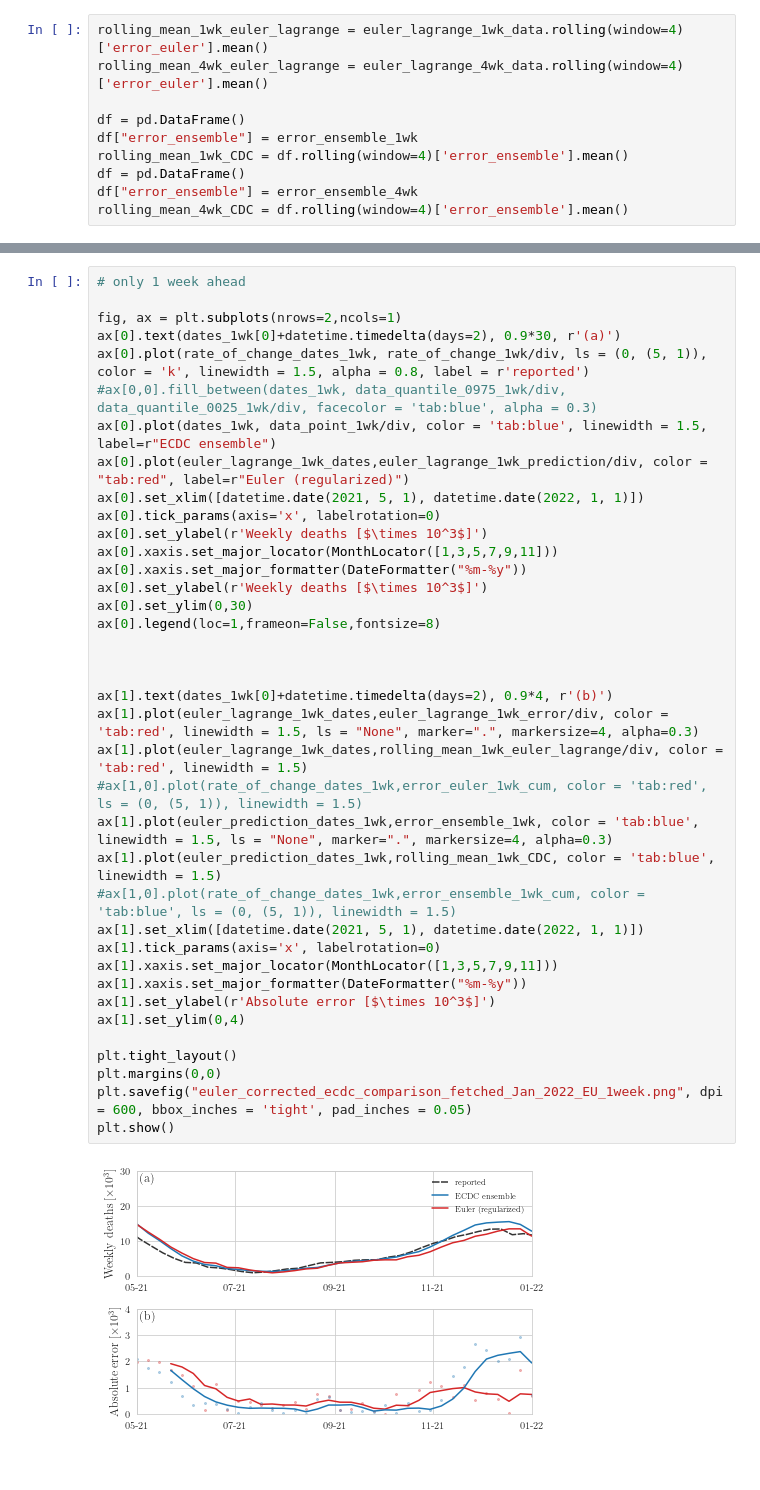
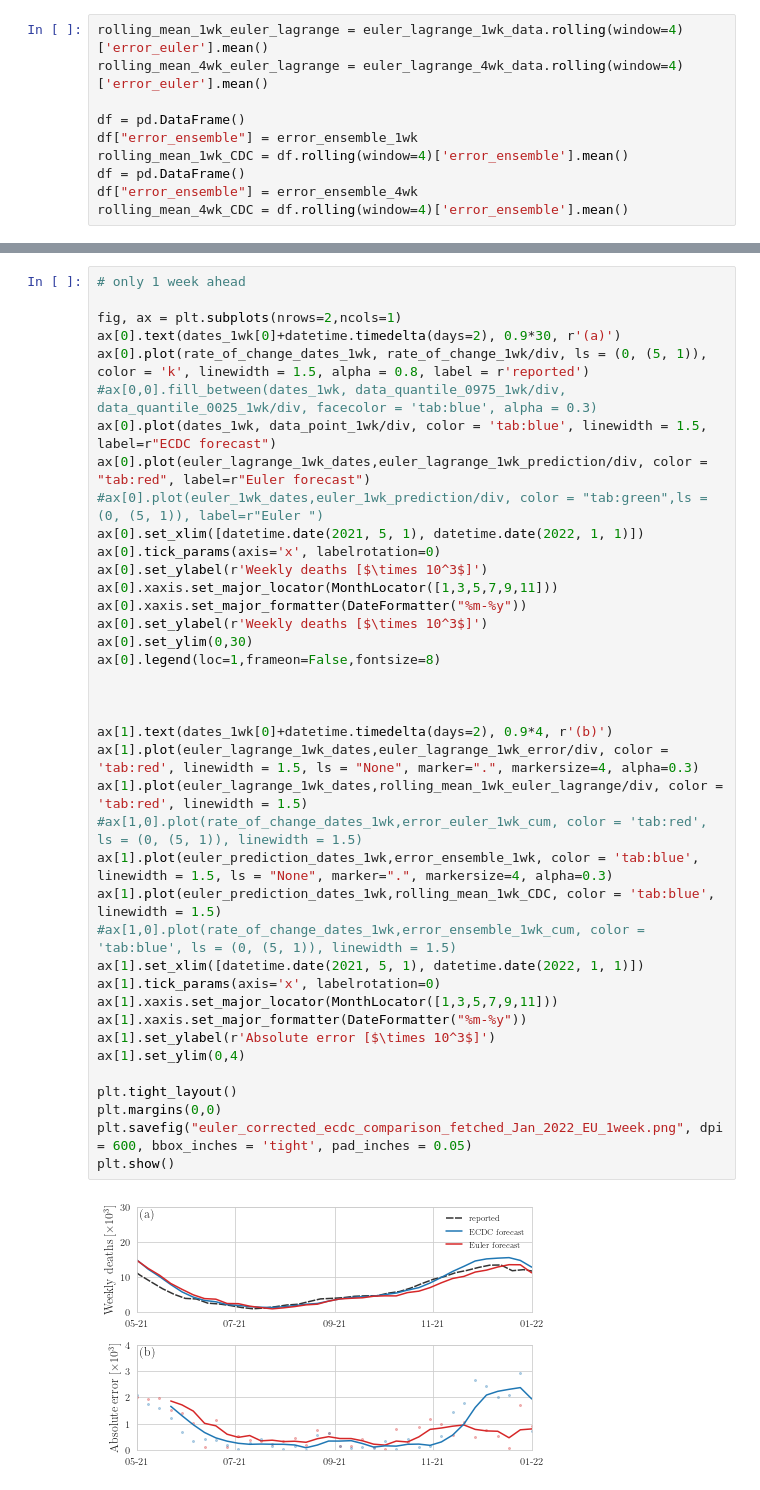
Before and after one commit to ninoaf/epidemic_cdc_forecasts, a Jupyter notebook: code/notebooks/EU_plot.ipynb, the cells around one changed output, grey strips where cells are left out. Cells and saved outputs as stored; diff of their text form.

```diff
--- a/code/notebooks/EU_plot.ipynb
+++ b/code/notebooks/EU_plot.ipynb
@@ -614,36 +619,37 @@ fig, ax = plt.subplots(nrows=2,ncols=1)
 ax[0].text(dates_1wk[0]+datetime.timedelta(days=2), 0.9*30, r'(a)')
 ax[0].plot(rate_of_change_dates_1wk, rate_of_change_1wk/div, ls = (0, (5, 1)), color = 'k', linewidth = 1.5, alpha = 0.8, label = r'reported')
 #ax[0,0].fill_between(dates_1wk, data_quantile_0975_1wk/div, data_quantile_0025_1wk/div, facecolor = 'tab:blue', alpha = 0.3)
-ax[0].plot(dates_1wk, data_point_1wk/div, color = 'tab:blue', linewidth = 1.5, label=r"ECDC ensemble")
-ax[0].plot(euler_lagrange_1wk_dates,euler_lagrange_1wk_prediction/div, color = "tab:red", label=r"Euler (regularized)")
+ax[0].plot(dates_1wk, data_point_1wk/div, color = 'tab:blue', linewidth = 1.5, label=r"ECDC forecast")
+ax[0].plot(euler_lagrange_1wk_dates,euler_lagrange_1wk_prediction/div, color = "tab:red", label=r"Euler forecast")
+#ax[0].plot(euler_1wk_dates,euler_1wk_prediction/div, color = "tab:green",ls = (0, (5, 1)), label=r"Euler ")
 ax[0].set_xlim([datetime.date(2021, 5, 1), datetime.date(2022, 1, 1)])
 ax[0].tick_params(axis='x', labelrotation=0)
 ax[0].set_ylabel(r'Weekly deaths [$\times 10^3$]')
 ax[0].xaxis.set_major_locator(MonthLocator([1,3,5,7,9,11]))
 ax[0].xaxis.set_major_formatter(DateFormatter("%m-%y"))
 ax[0].set_ylabel(r'Weekly deaths [$\times 10^3$]')
 ax[0].set_ylim(0,30)
 ax[0].legend(loc=1,frameon=False,fontsize=8)
 
 
 
 ax[1].text(dates_1wk[0]+datetime.timedelta(days=2), 0.9*4, r'(b)')
 ax[1].plot(euler_lagrange_1wk_dates,euler_lagrange_1wk_error/div, color = 'tab:red', linewidth = 1.5, ls = "None", marker=".", markersize=4, alpha=0.3)
 ax[1].plot(euler_lagrange_1wk_dates,rolling_mean_1wk_euler_lagrange/div, color = 'tab:red', linewidth = 1.5)
 #ax[1,0].plot(rate_of_change_dates_1wk,error_euler_1wk_cum, color = 'tab:red', ls = (0, (5, 1)), linewidth = 1.5)
 ax[1].plot(euler_prediction_dates_1wk,error_ensemble_1wk, color = 'tab:blue', linewidth = 1.5, ls = "None", marker=".", markersize=4, alpha=0.3)
 ax[1].plot(euler_prediction_dates_1wk,rolling_mean_1wk_CDC, color = 'tab:blue', linewidth = 1.5)
 #ax[1,0].plot(rate_of_change_dates_1wk,error_ensemble_1wk_cum, color = 'tab:blue', ls = (0, (5, 1)), linewidth = 1.5)
 ax[1].set_xlim([datetime.date(2021, 5, 1), datetime.date(2022, 1, 1)])
 ax[1].tick_params(axis='x', labelrotation=0)
 ax[1].xaxis.set_major_locator(MonthLocator([1,3,5,7,9,11]))
 ax[1].xaxis.set_major_formatter(DateFormatter("%m-%y"))
 ax[1].set_ylabel(r'Absolute error [$\times 10^3$]')
 ax[1].set_ylim(0,4)
 
 plt.tight_layout()
 plt.margins(0,0)
 plt.savefig("euler_corrected_ecdc_comparison_fetched_Jan_2022_EU_1week.png", dpi = 600, bbox_inches = 'tight', pad_inches = 0.05)
 plt.show()
 # %% [output]
-[figure, old version]
+[figure, new version]
```
Also changed, not shown: parts of 10 cells of this notebook, 34 other files.
